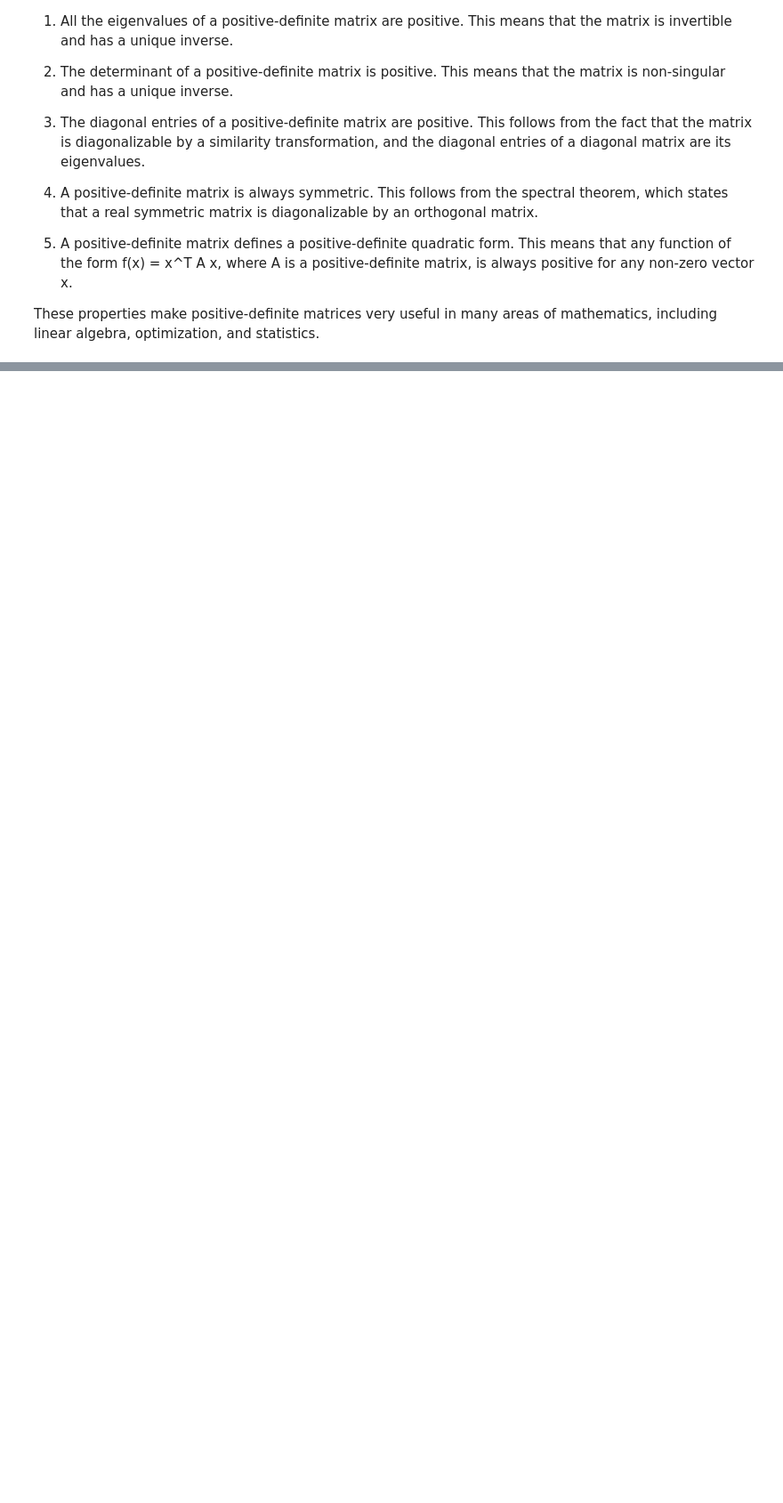
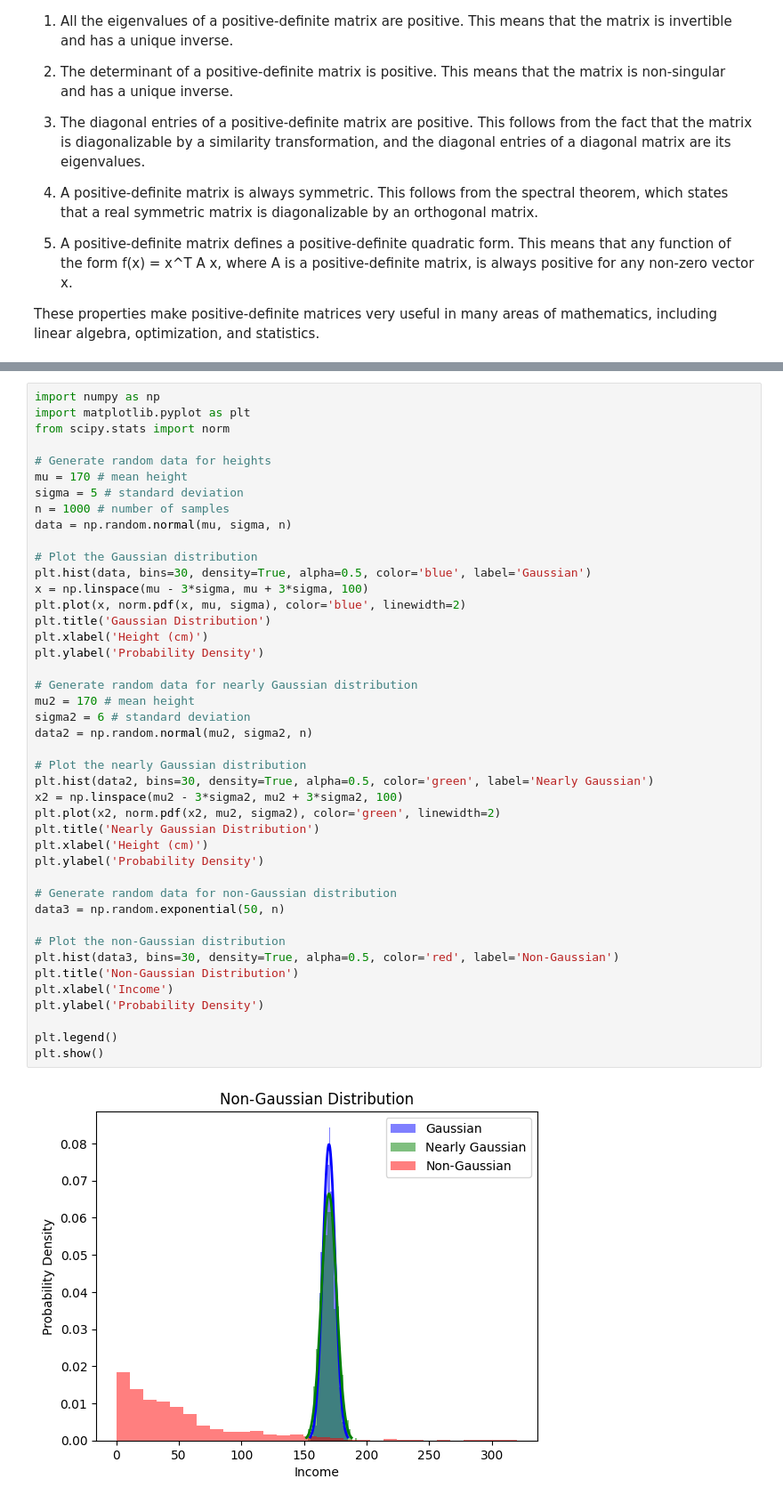
Before and after one commit to Hamid-Mofidi/The-Principles-of-Deep-Learning-Theory, a Jupyter notebook: Ch. 1: Pretraining /1.2 Probability.ipynb, the cells around one changed output, grey strips where cells are left out. Shown at 89% size. Saved outputs shown, nothing was run; the diff lists cells and outputs as text; blank space fills up the shorter version.

```diff
--- a/Ch. 1: Pretraining /1.2 Probability.ipynb
+++ b/Ch. 1: Pretraining /1.2 Probability.ipynb
@@ -128,0 +146,45 @@ These properties make positive-definite matrices very useful in many areas of ma
+# %%
+import numpy as np
+import matplotlib.pyplot as plt
+from scipy.stats import norm
+
+# Generate random data for heights
+mu = 170 # mean height
+sigma = 5 # standard deviation
+n = 1000 # number of samples
+data = np.random.normal(mu, sigma, n)
+
+# Plot the Gaussian distribution
+plt.hist(data, bins=30, density=True, alpha=0.5, color='blue', label='Gaussian')
+x = np.linspace(mu - 3*sigma, mu + 3*sigma, 100)
+plt.plot(x, norm.pdf(x, mu, sigma), color='blue', linewidth=2)
+plt.title('Gaussian Distribution')
+plt.xlabel('Height (cm)')
+plt.ylabel('Probability Density')
+
+# Generate random data for nearly Gaussian distribution
+mu2 = 170 # mean height
+sigma2 = 6 # standard deviation
+data2 = np.random.normal(mu2, sigma2, n)
+
+# Plot the nearly Gaussian distribution
+plt.hist(data2, bins=30, density=True, alpha=0.5, color='green', label='Nearly Gaussian')
+x2 = np.linspace(mu2 - 3*sigma2, mu2 + 3*sigma2, 100)
+plt.plot(x2, norm.pdf(x2, mu2, sigma2), color='green', linewidth=2)
+plt.title('Nearly Gaussian Distribution')
+plt.xlabel('Height (cm)')
+plt.ylabel('Probability Density')
+
+# Generate random data for non-Gaussian distribution
+data3 = np.random.exponential(50, n)
+
+# Plot the non-Gaussian distribution
+plt.hist(data3, bins=30, density=True, alpha=0.5, color='red', label='Non-Gaussian')
+plt.title('Non-Gaussian Distribution')
+plt.xlabel('Income')
+plt.ylabel('Probability Density')
+
+plt.legend()
+plt.show()
+# %% [output]
+[figure, added]
```
Also changed, not shown: parts of 4 cells of this notebook.
